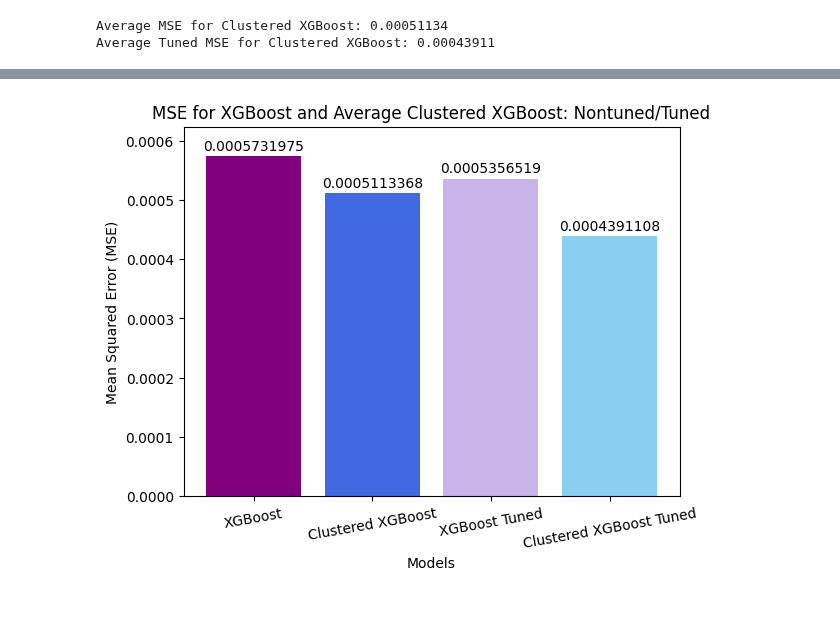
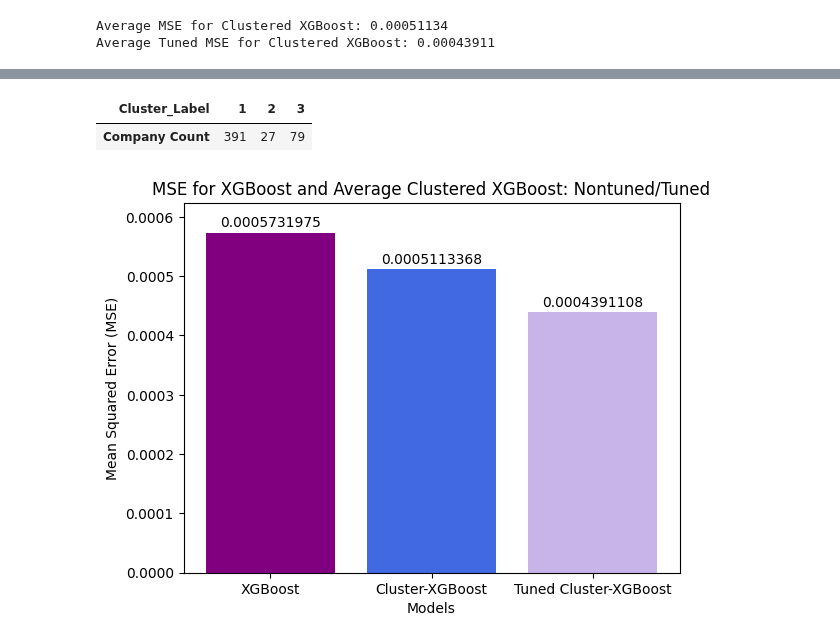
Before and after one commit to ktongk/BTT-JPMC-1, a Jupyter notebook: Anna/XGBOOST.ipynb, the cells around one changed output, grey strips where cells are left out. Saved outputs shown, nothing was run; the diff lists cells and outputs as text; code cells hidden in the pictures; blank space fills up the shorter version.

```diff
--- a/Anna/XGBOOST.ipynb
+++ b/Anna/XGBOOST.ipynb
@@ -1207,0 +1083,14 @@ plt.show()
+# %%
+#plot the MSE value for each cluster tuned mse value next to it
+# MSE values
+mse_values = [cluster_1_mse_tuned,cluster_2_mse_tuned, cluster_3_msetuned]
+model_names = ['Cluster 1 Tuned MSE', 'Cluster 2 Tuned MSE', 'Cluster 3 Tuned MSE']
+plt.title('MSE between the 3 Clusters, Tuned')
+plt.xlabel('Cluster Models')
+plt.ylabel('Mean Squared Error (MSE)')
+#make the color a gradient of blues
+plt.bar(model_names, mse_values, color= ['#01477bff','#01477bff','#01477bff'], width=0.7)
+for i, value in enumerate(mse_values):
+    plt.text(i, value + 0.000005, f'{value:.10f}', ha='center', va='bottom')
+plt.ylim(0.00, 0.0007 + 0.00005)
+plt.show()
@@ -1307,3 +1198,22 @@ print('Average Tuned MSE for Clustered XGBoost: ' + str(round(cluster_average_tu
 # %% [output]
 Average MSE for Clustered XGBoost: 0.00051134
 Average Tuned MSE for Clustered XGBoost: 0.00043911
+# %%
+#plot all the tuned model mse values
+# MSE values
+mse_values = [mse_sp500, mse_sp500_tuned,cluster_average, cluster_average_tuned]
+model_names = ['XGBoost', 'XGBoost Tuned','Clustered XGBoost', 'Clustered XGBoost Tuned']
+plt.bar(model_names, mse_values, color=['#7393B3', '#01477bff', '#7393B3','#01477bff',])
+for i, value in enumerate(mse_values):
+    plt.text(i, value + 0.000005, f'{value:.10f}', ha='center', va='bottom')
+
+plt.xlabel('Models')
+plt.ylabel('Mean Squared Error (MSE)')
+plt.title('MSE for XGBoost and Average Clustered XGBoost: Nontuned/Tuned')
+
+# Adjusting the y-axis range
+plt.ylim(0.00, max(mse_values) + 0.00005)
+#rotate the x axis
+plt.xticks(rotation=10)
+# Display the plot
+plt.show()
@@ -1310,21 +1222,32 @@ Average Tuned MSE for Clustered XGBoost: 0.00043911
+# %%
+# make a dataframe of how many companies are in each cluster
+cluster_counts = pd.DataFrame(df_labels['Cluster_Label'].value_counts())
+#keep it in 1,2,3 order
+cluster_counts = cluster_counts.sort_index()
+#cluster_counts = cluster_counts.T
+#make the column say "company count"
+cluster_counts.columns = ['Company Count']
+cluster_counts.T
+# %% [output]
+| Cluster_Label | 1 | 2 | 3 |
+| Company Count | 391 | 27 | 79 |
 # %%
 #plot all the tuned model mse values
 # MSE values
-mse_values = [mse_sp500, cluster_average, mse_sp500_tuned, cluster_average_tuned]
-model_names = ['XGBoost', 'Clustered XGBoost', 'XGBoost Tuned', 'Clustered XGBoost Tuned']
-plt.bar(model_names, mse_values, color=['purple', '#4169E1', '#C8B4E9', '#89CFF0',])
+mse_values = [mse_sp500, cluster_average, cluster_average_tuned]
+model_names = ['XGBoost', 'Cluster-XGBoost', 'Tuned Cluster-XGBoost']
+plt.bar(model_names, mse_values, color=['purple', '#4169E1', '#C8B4E9'])
 for i, value in enumerate(mse_values):
     plt.text(i, value + 0.000005, f'{value:.10f}', ha='center', va='bottom')
 
 plt.xlabel('Models')
 plt.ylabel('Mean Squared Error (MSE)')
 plt.title('MSE for XGBoost and Average Clustered XGBoost: Nontuned/Tuned')
 
 # Adjusting the y-axis range
 plt.ylim(0.00, max(mse_values) + 0.00005)
 #rotate the x axis
-plt.xticks(rotation=10)
 # Display the plot
 plt.show()
 # %% [output]
-[figure, old version]
+[figure, new version]
```
Also changed, not shown: parts of 18 cells of this notebook.
